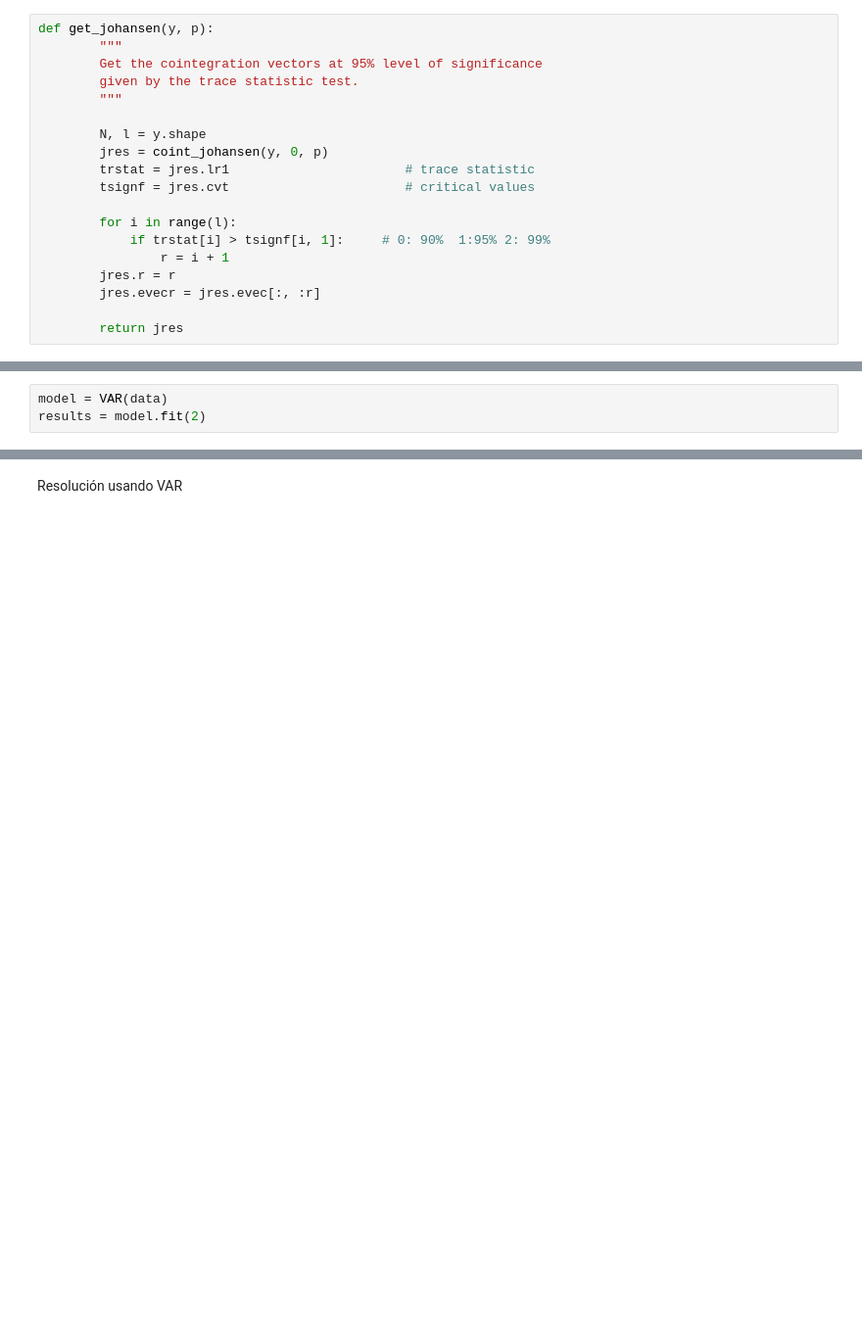
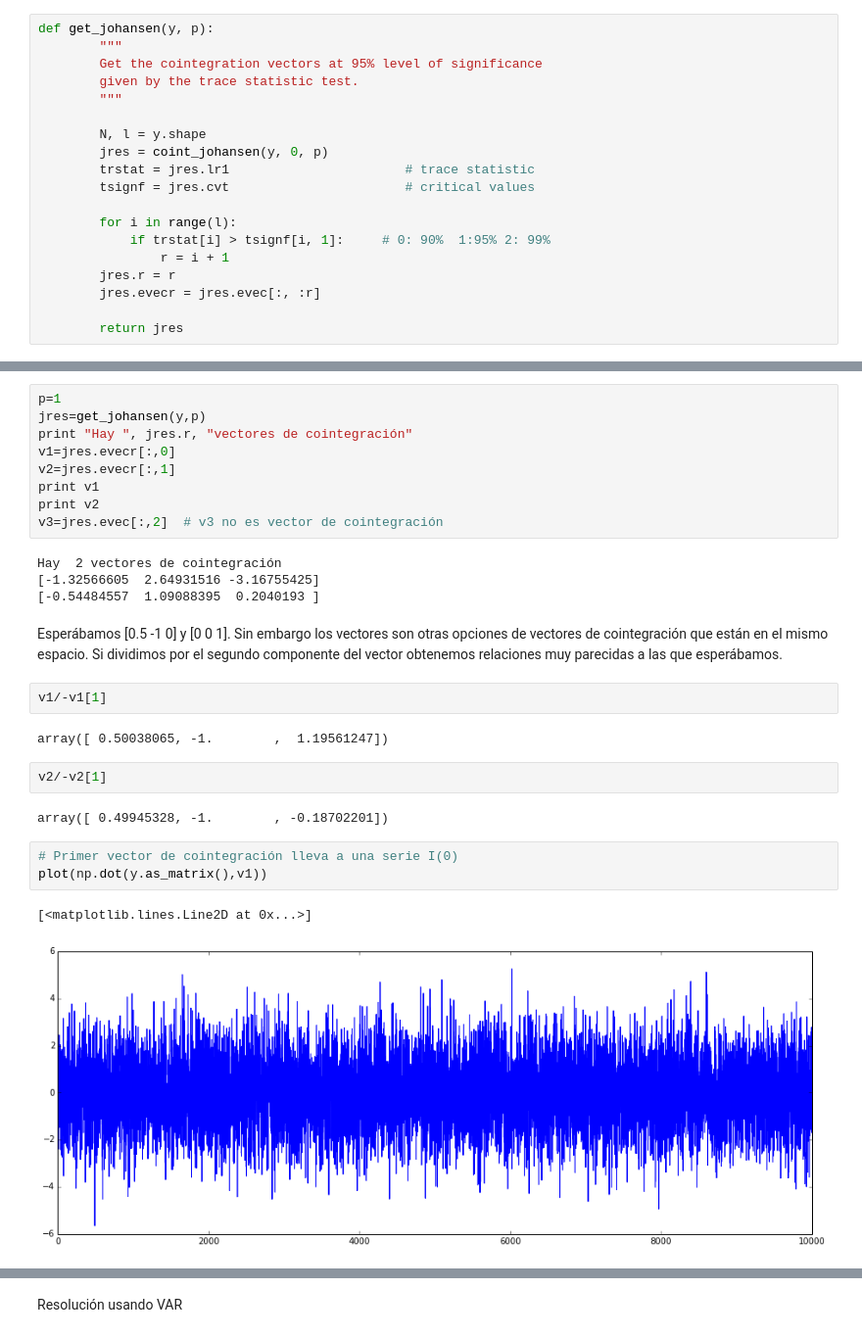
Before and after one commit to mapsa/seminario-doc-2014, a Jupyter notebook: cointegration-example.ipynb, the cells around one changed output, grey strips where cells are left out. Shown: that part at 98% size. Saved outputs shown, nothing was run; the diff lists cells and outputs as text; blank space fills up the shorter version.

```diff
--- a/cointegration-example.ipynb
+++ b/cointegration-example.ipynb
@@ -139,3 +118,29 @@ data = np.log(y).diff().dropna()
-# %%
-model = VAR(data)
-results = model.fit(2)
+# %%
+p=1
+jres=get_johansen(y,p)
+print "Hay ", jres.r, "vectores de cointegración"
+v1=jres.evecr[:,0]
+v2=jres.evecr[:,1]
+print v1
+print v2
+v3=jres.evec[:,2]  # v3 no es vector de cointegración
+# %% [output]
+Hay  2 vectores de cointegración
+[-1.32566605  2.64931516 -3.16755425]
+[-0.54484557  1.09088395  0.2040193 ]
+# %% [markdown]
+Esperábamos [0.5 -1 0] y [0 0 1]. Sin embargo los vectores son otras opciones de vectores de cointegración que están en el mismo espacio. Si dividimos por el segundo componente del vector obtenemos relaciones muy parecidas a las que esperábamos.
+# %%
+v1/-v1[1]
+# %% [output]
+array([ 0.50038065, -1.        ,  1.19561247])
+# %%
+v2/-v2[1]
+# %% [output]
+array([ 0.49945328, -1.        , -0.18702201])
+# %%
+# Primer vector de cointegración lleva a una serie I(0)
+plot(np.dot(y.as_matrix(),v1))
+# %% [output]
+[<matplotlib.lines.Line2D at 0x...>]
+[figure, added]
```
Also changed, not shown: parts of 18 cells of this notebook.
